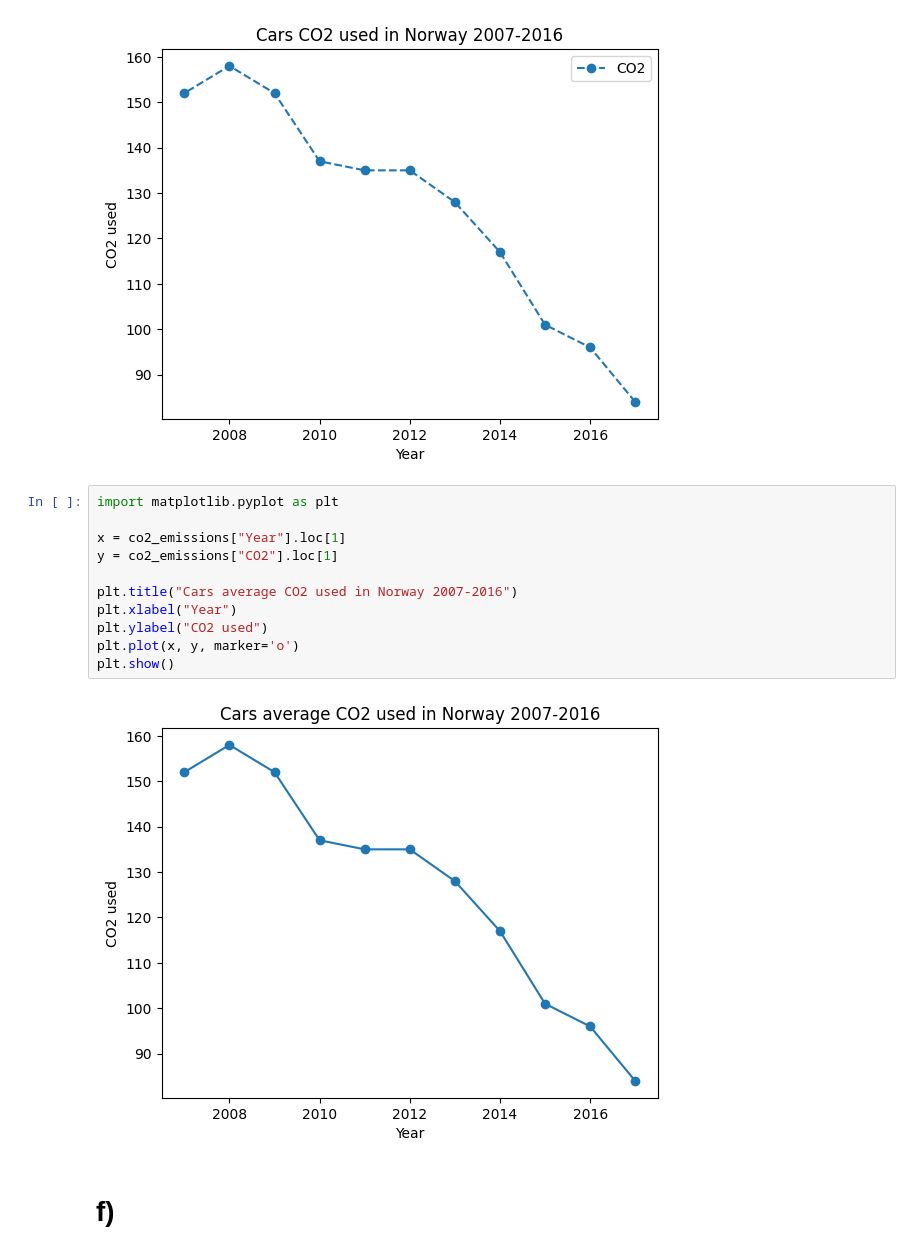
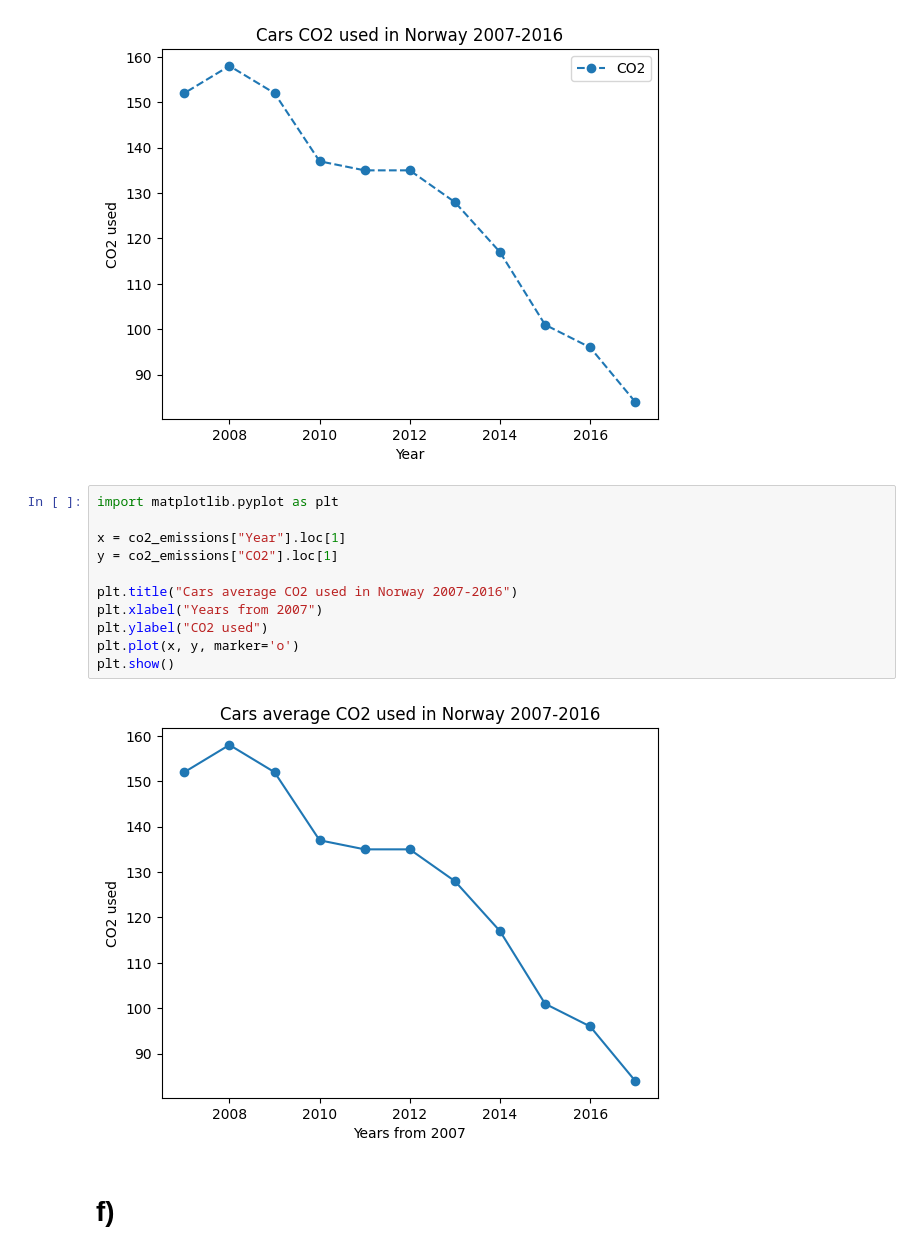
Before and after one commit to AndresTrujillo1811-bit/data_visualization_andres_trujillo_de24, a Jupyter notebook: exercise0/exercise0.ipynb, the cells around one changed output. Saved outputs shown, nothing was run; the diff lists cells and outputs as text.

```diff
--- a/exercise0/exercise0.ipynb
+++ b/exercise0/exercise0.ipynb
@@ -448,16 +448,16 @@ results_co2
 # %%
 import matplotlib.pyplot as plt
 
 x = co2_emissions["Year"].loc[1]
 y = co2_emissions["CO2"].loc[1]
 
 plt.title("Cars average CO2 used in Norway 2007-2016")
-plt.xlabel("Year")
+plt.xlabel("Years from 2007")
 plt.ylabel("CO2 used")
 plt.plot(x, y, marker='o')
 plt.show()
 # %% [output]
-[figure, old version]
+[figure, new version]
 # %% [markdown]
 # f)
 # %%
```
Also changed, not shown: parts of 5 cells of this notebook, 4 other files.
